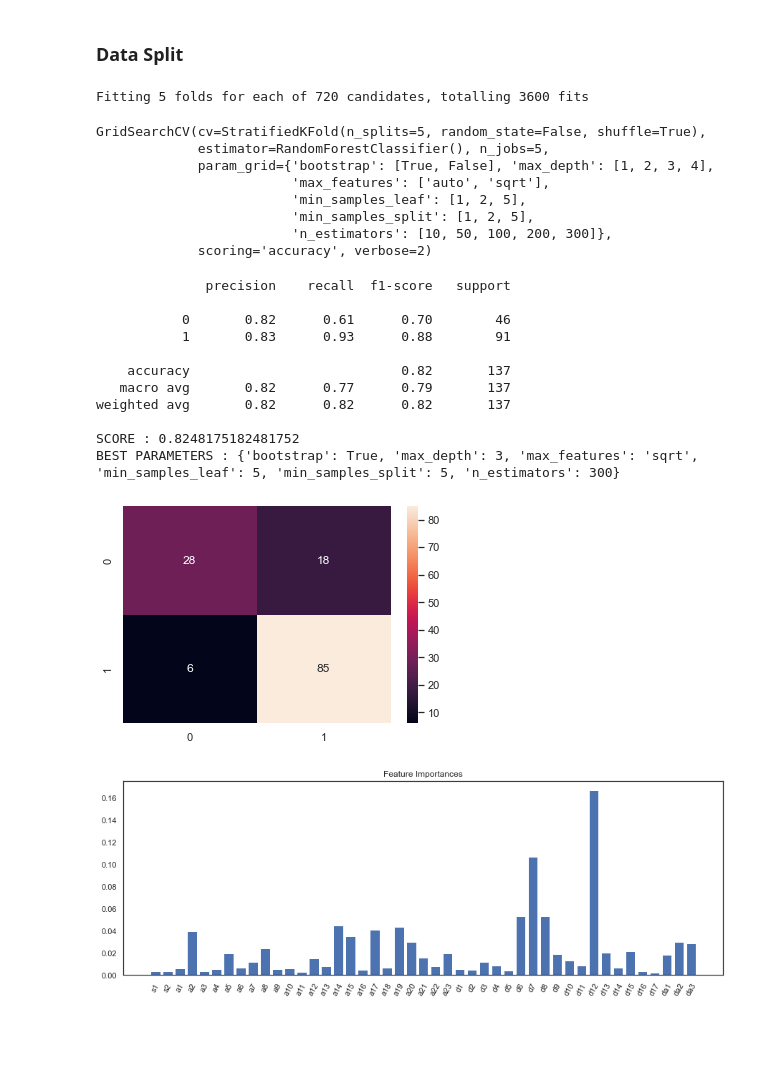
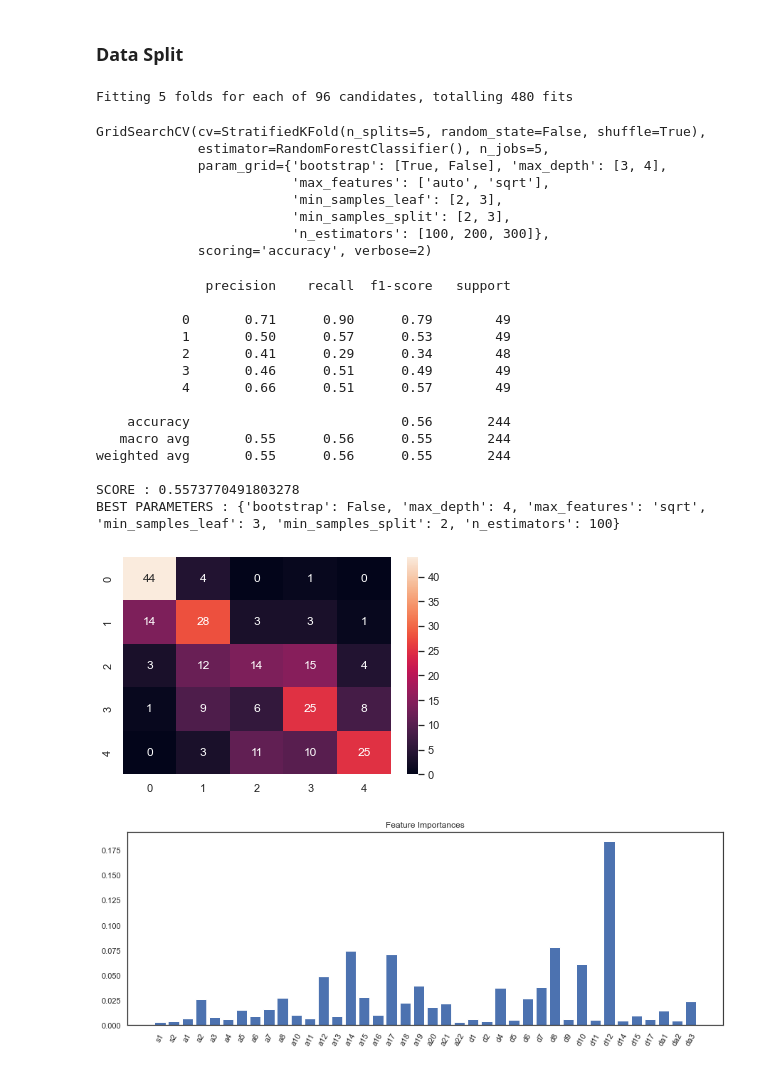
Before and after one commit to lewszykkonrad/landmarks, a Jupyter notebook: face_landmarks/score_prediction.ipynb, the cells around one changed output. Cells and saved outputs as stored; diff of their text form; code cells hidden in the pictures; blank space fills up the shorter version.

```diff
--- a/face_landmarks/score_prediction.ipynb
+++ b/face_landmarks/score_prediction.ipynb
@@ -66,3 +58,14 @@ dataset.describe()
+# %%
+ratings = dataset[['seba_binary' ,'seba_quintary', 'piotr_binary',
+       'piotr_quintary', 'maciej_binary', 'maciej_quintary', 'karol_binary',
+       'karol_quintary', 'michal_binary', 'michal_quintary']]
+ratings = ratings.astype("category")
+
+ratings_to_remove = ['seba_binary' , 'piotr_binary',
+       'piotr_quintary', 'maciej_binary', 'maciej_quintary', 'karol_binary',
+       'karol_quintary', 'michal_binary', 'michal_quintary', 'rational_one', 'rational_two']
+dataset = dataset.drop(ratings_to_remove, axis = 1)
+dataset.seba_quintary = dataset.seba_quintary.astype("category")
 # %%
 plt.figure(figsize=(20, 15))
 sns.set(style="white")
@@ -89,5 +92,6 @@ sns.heatmap(corr, mask = mask, cmap='Blues', center=0,
 # %%
-variables_to_remove = ['a1', 'a2', 'a5', 'a6', 'a7', 'a9', 'a10', 'a13', 'a14', 'a15', 'a19', 'd9']
+variables_to_remove = ['a9','a23', 'd3', 'd13', 'd16']
+dataset = dataset.drop(variables_to_remove, axis = 1)
 # %% [markdown]
 ### Dictionary
 
@@ -237,58 +241,66 @@ variables_to_remove = ['a1', 'a2', 'a5', 'a6', 'a7', 'a9', 'a10', 'a13', 'a14',
 # %% [markdown]
 ### Data Split
 # %%
-X = dataset.drop('rating', axis = 1)
-y = dataset['rating']
+X = dataset.drop('seba_quintary', axis = 1)
+y = dataset['seba_quintary']
+
+le = LabelEncoder()
+y = le.fit_transform(y)
+
+oversample = SMOTE()
+X, y = oversample.fit_resample(X, y)
 
 X_train, X_test, y_train, y_test = train_test_split(X, y, test_size = 0.2, random_state = 27, stratify = y, shuffle = True)
 # %%
-params = {"n_estimators":[10,50,100, 200, 300],
+params = {"n_estimators":[100, 200, 300],
               "max_features":['auto', 'sqrt'],
-              "max_depth":[1,2,3,4],
-              "min_samples_split":[1,2,5],
-              "min_samples_leaf":[1,2,5],
+              "max_depth":[3,4],
+              "min_samples_split":[2,3],
+              "min_samples_leaf":[2,3],
               "bootstrap" : [True, False]}
-
 random_forest = RandomForestClassifier()
 kfold = StratifiedKFold(n_splits=5,  random_state=False, shuffle = True)
 
 grid_search_random_forest = GridSearchCV(random_forest, params, n_jobs=5, cv=kfold,  scoring='accuracy', verbose=2, refit=True)
 grid_search_random_forest.fit(X_train, y_train)
 # %% [output]
-Fitting 5 folds for each of 720 candidates, totalling 3600 fits
+Fitting 5 folds for each of 96 candidates, totalling 480 fits
 GridSearchCV(cv=StratifiedKFold(n_splits=5, random_state=False, shuffle=True),
              estimator=RandomForestClassifier(), n_jobs=5,
-             param_grid={'bootstrap': [True, False], 'max_depth': [1, 2, 3, 4],
+             param_grid={'bootstrap': [True, False], 'max_depth': [3, 4],
                          'max_features': ['auto', 'sqrt'],
-                         'min_samples_leaf': [1, 2, 5],
-                         'min_samples_split': [1, 2, 5],
-                         'n_estimators': [10, 50, 100, 200, 300]},
+                         'min_samples_leaf': [2, 3],
+                         'min_samples_split': [2, 3],
+                         'n_estimators': [100, 200, 300]},
              scoring='accuracy', verbose=2)
 # %%
-y_pred_6 = grid_search_random_forest.predict(X_test)
+preds = grid_search_random_forest.predict(X_test)
 
-print(classification_report(y_test, y_pred_6))
+print(classification_report(y_test, preds))
 print("SCORE :",grid_search_random_forest.score(X_test, y_test))
 print("BEST PARAMETERS :", grid_search_random_forest.best_params_)
 
-sns.heatmap(confusion_matrix(y_test, y_pred_6), annot = True);
+sns.heatmap(confusion_matrix(y_test, preds), annot = True);
 
 plt.figure(figsize = (15,5))
 plt.bar(np.arange(X.shape[1]), grid_search_random_forest.best_estimator_.feature_importances_)
 plt.xticks(np.arange(X.shape[1]), X.columns, rotation = 60)
 plt.title('Feature Importances');
 plt.show()
 # %% [output]
               precision    recall  f1-score   support
 
-           0       0.82      0.61      0.70        46
-           1       0.83      0.93      0.88        91
+           0       0.71      0.90      0.79        49
+           1       0.50      0.57      0.53        49
+           2       0.41      0.29      0.34        48
+           3       0.46      0.51      0.49        49
+           4       0.66      0.51      0.57        49
 
-    accuracy                           0.82       137
-   macro avg       0.82      0.77      0.79       137
-weighted avg       0.82      0.82      0.82       137
+    accuracy                           0.56       244
+   macro avg       0.55      0.56      0.55       244
+weighted avg       0.55      0.56      0.55       244
 
-SCORE : 0.8248175182481752
-BEST PARAMETERS : {'bootstrap': True, 'max_depth': 3, 'max_features': 'sqrt', 'min_samples_leaf': 5, 'min_samples_split': 5, 'n_estimators': 300}
+SCORE : 0.5573770491803278
+BEST PARAMETERS : {'bootstrap': False, 'max_depth': 4, 'max_features': 'sqrt', 'min_samples_leaf': 3, 'min_samples_split': 2, 'n_estimators': 100}
-[figure, old version]
+[figure, new version]
-[figure, old version]
+[figure, new version]
```
Also changed, not shown: parts of 13 cells of this notebook, 4 other files.
